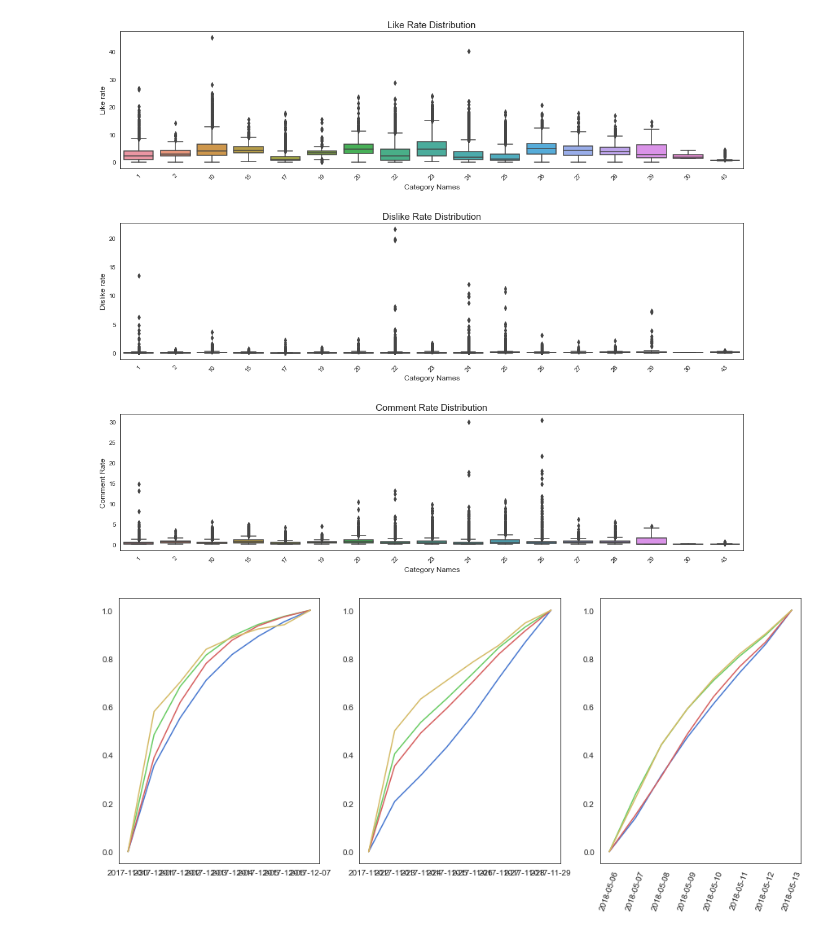
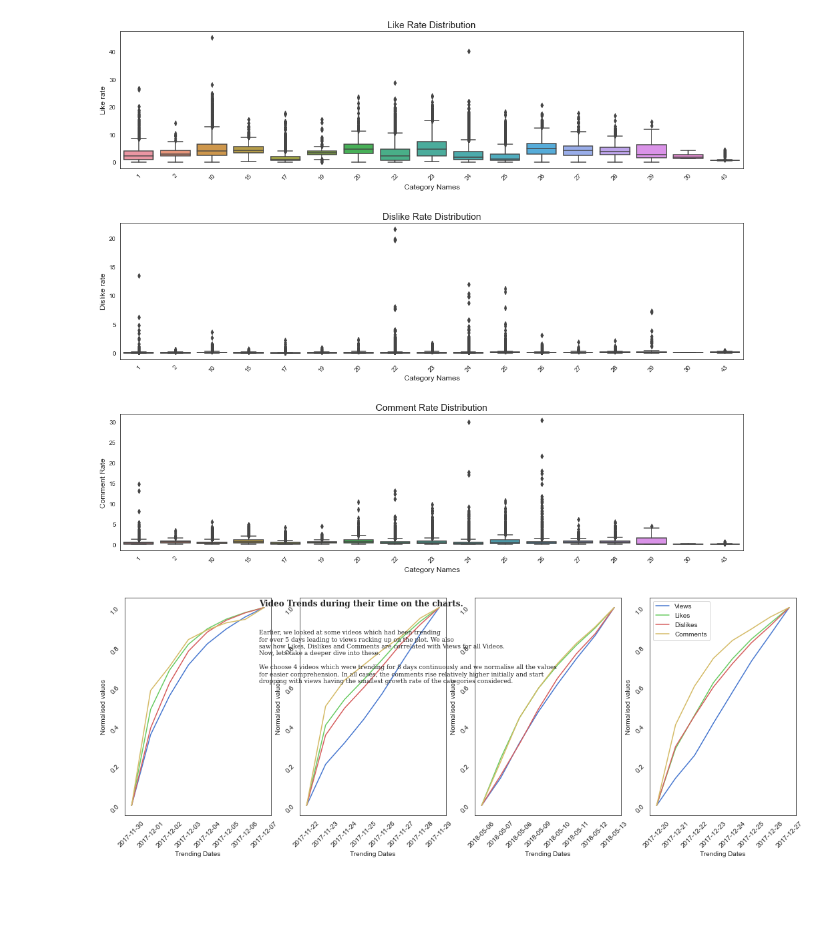
Before and after one commit to Harsh-2420/kaggle, a Jupyter notebook: Youtube/youtube-analysis.ipynb, the cells around one changed output. Drawn from its saved outputs; the diff is of its cells as text; code cells hidden in the pictures; blank space fills up the shorter version.

Commit message:
text on plot

```diff
--- a/Youtube/youtube-analysis.ipynb
+++ b/Youtube/youtube-analysis.ipynb
@@ -247,32 +247,51 @@ long_vids_all = count_group_all[count_group_all['trending_date'] == 8].reset_ind
 # %%
 sns.set_style('white')
 sns.set_color_codes("muted")
 
 
 import warnings
 warnings.simplefilter(action='ignore', category=FutureWarning)
 
-fig, ax = plt.subplots(1,3, figsize=(15, 6), facecolor='w', edgecolor='k')
+fig, ax = plt.subplots(1,4, figsize=(18, 6), facecolor='w', edgecolor='k')
 def data_setup(vid):
     vis_dat = dataCA[dataCA['video_id'] == vid][['trending_date', 'views', 'likes', 'dislikes', 'comment_count']]
     dates = vis_dat['trending_date']
     vis_dat = vis_dat.drop(['trending_date'], axis=1)
     vis_dat -= vis_dat.min()
     vis_dat /= vis_dat.max()
     vis_dat['trending_date'] = dates
     vis_dat.set_index('trending_date')
     vis_dat.columns = vis_dat.columns.astype(str)
     return vis_dat
 
-values = [0, 1, 2] # weird bug in python. 'range' Function is not working on my machine
+values = [0, 1, 2, 3] # weird bug in python. 'range' Function is not working on my machine
 for i in values:
     vid = long_vids_all[i]
     vis_dat = data_setup(vid)
     ax[i].plot(vis_dat['trending_date'],vis_dat['views'], color='b', label='Views')
     ax[i].plot(vis_dat['trending_date'],vis_dat['likes'], color='g', label='Likes')
     ax[i].plot(vis_dat['trending_date'],vis_dat['dislikes'], color='r', label='Dislikes')
     ax[i].plot(vis_dat['trending_date'],vis_dat['comment_count'], color='y', label='Comments')
-plt.xticks(rotation=70)
+    ax[i].tick_params(labelrotation=45)
+    ax[i].set_xlabel('Trending Dates')
+    ax[i].set_ylabel('Normalised values')
+plt.legend()
+
+
+fig.text(0.28, 0.85, 'Video Trends during their time on the charts.', fontsize=12, fontweight='bold', fontfamily='serif')
+fig.text(0.28, 0.56,
+'''Earlier, we looked at some videos which had been trending
+for over 5 days leading to views racking up on the plot. We also
+saw how Likes, Dislikes and Comments are correlated with Views for all Videos.
+Now, lets take a deeper dive into these.
+
+We choose 4 videos which were trending for 8 days continuously and we normalise all the values
+for easier comprehension. In all cases, the comments rise relatively higher initially and start
+dropping with views having the smallest growth rate of the categories considered.
+'''
+, fontsize=9, fontweight='light', fontfamily='serif')
+
+
 plt.show()
 # %% [output]
-[figure, old version]
+[figure, new version]
```
